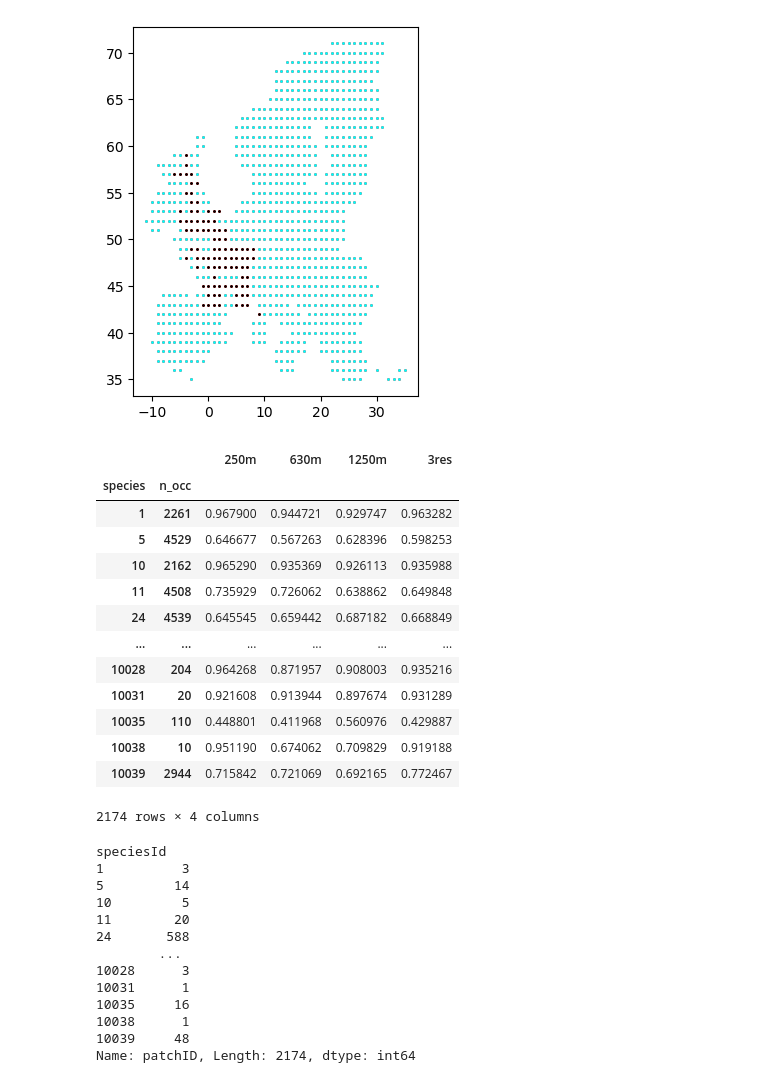
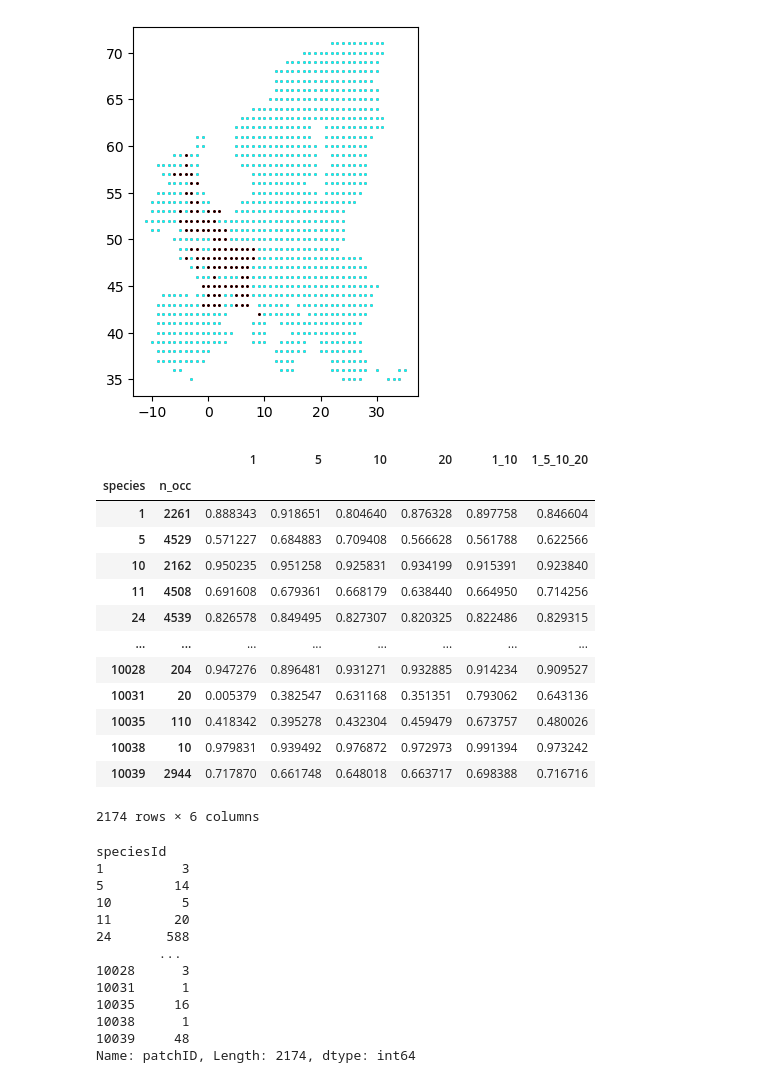
Before and after one commit to ninavantiel/multi_scale_SDMs, a Jupyter notebook: model_evaluation.ipynb, the cells around one changed output. Saved outputs shown, nothing was run; the diff lists cells and outputs as text; code cells hidden in the pictures.

```diff
--- a/model_evaluation.ipynb
+++ b/model_evaluation.ipynb
@@ -71,60 +71,60 @@ models = {
 
     # '0405_env16_3res': '1_5_16',
     # '0410_env16_1res_1': '1',
     # '0410_env16_1res_5': '5',
     # '0409_env16_1res': '16',
     # '0410_env16_1res_16_v2': '16',
     # '0410_env32_1res': '32'
 
-    # '0418_env20_1res_1': '1',
-    # # '0419_env20_1res_3': '3',
-    # '0418_env20_1res_5': '5',
-    # '0418_env20_1res_10': '10',
-    # '0418_env20_1res_20': '20',
-    # # '0419_env20_3res_1_3_5': '1_3_5',
-    # '0422_env20_2res_1_10': '1_10',
-    # # '0422_env20_4res_1_3_5_10': '1_3_5_10',
-    # # '0418_env20_4res': '1_5_10_20',
+    '0418_env20_1res_1': '1',
+    # '0419_env20_1res_3': '3',
+    '0418_env20_1res_5': '5',
+    '0418_env20_1res_10': '10',
+    '0418_env20_1res_20': '20',
+    # '0419_env20_3res_1_3_5': '1_3_5',
+    '0422_env20_2res_1_10': '1_10',
+    # '0422_env20_4res_1_3_5_10': '1_3_5_10',
+    '0418_env20_4res': '1_5_10_20',
     # '0419_env20_5res': '1_3_5_10_20'
 
     # '0409_env6_1res_1': '1',
     # '0416_env6_1res_1_autoencoder': '1_autoencoder',
     # '0409_env6_1res_5': '5',
     # '0416_env6_1res_5_autoencoder': '5_autoencoder'
 
     # '0425_sat128_1res_resnet_bs1024': '250m',
     # '0426_sat128_1res_25': '630m',
     # '0426_sat128_1res_52': '1250m',
     # '0430_sat18_3res': '3res_bs256!!'
 
-    '0501_sat128_1res_25_bs256': '250m',
-    '0501_sat128_1res_63_bs256': '630m',
-    '0501_sat128_1res_125_bs256': '1250m',
-    '0501_sat128_3res_2174_bs256': '3res'
+    # '0501_sat128_1res_25_bs256': '250m',
+    # '0501_sat128_1res_63_bs256': '630m',
+    # '0501_sat128_1res_125_bs256': '1250m',
+    # '0501_sat128_3res_2174_bs256': '3res'
 
 }
 checkpoint = 'best_val_auc'
 
 auc_df = pd.concat([
     pd.read_csv(f"models/{k}/{checkpoint}_species_auc.csv").rename(columns={"auc": v}).set_index(['species','n_occ']) for k, v in models.items()
 ], axis=1)
 
 auc_df
 # %% [output]
-|  |  | 250m | 630m | 1250m | 3res |
-| species | n_occ |  |  |  |  |
-| 1 | 2261 | 0.967900 | 0.944721 | 0.929747 | 0.963282 |
-| 5 | 4529 | 0.646677 | 0.567263 | 0.628396 | 0.598253 |
-| 10 | 2162 | 0.965290 | 0.935369 | 0.926113 | 0.935988 |
-| 11 | 4508 | 0.735929 | 0.726062 | 0.638862 | 0.649848 |
-| 24 | 4539 | 0.645545 | 0.659442 | 0.687182 | 0.668849 |
-| ... | ... | ... | ... | ... | ... |
-| 10028 | 204 | 0.964268 | 0.871957 | 0.908003 | 0.935216 |
-| 10031 | 20 | 0.921608 | 0.913944 | 0.897674 | 0.931289 |
-| 10035 | 110 | 0.448801 | 0.411968 | 0.560976 | 0.429887 |
-| 10038 | 10 | 0.951190 | 0.674062 | 0.709829 | 0.919188 |
-| 10039 | 2944 | 0.715842 | 0.721069 | 0.692165 | 0.772467 |
+|  |  | 1 | 5 | 10 | 20 | 1_10 | 1_5_10_20 |
+| species | n_occ |  |  |  |  |  |  |
+| 1 | 2261 | 0.888343 | 0.918651 | 0.804640 | 0.876328 | 0.897758 | 0.846604 |
+| 5 | 4529 | 0.571227 | 0.684883 | 0.709408 | 0.566628 | 0.561788 | 0.622566 |
+| 10 | 2162 | 0.950235 | 0.951258 | 0.925831 | 0.934199 | 0.915391 | 0.923840 |
+| 11 | 4508 | 0.691608 | 0.679361 | 0.668179 | 0.638440 | 0.664950 | 0.714256 |
+| 24 | 4539 | 0.826578 | 0.849495 | 0.827307 | 0.820325 | 0.822486 | 0.829315 |
+| ... | ... | ... | ... | ... | ... | ... | ... |
+| 10028 | 204 | 0.947276 | 0.896481 | 0.931271 | 0.932885 | 0.914234 | 0.909527 |
+| 10031 | 20 | 0.005379 | 0.382547 | 0.631168 | 0.351351 | 0.793062 | 0.643136 |
+| 10035 | 110 | 0.418342 | 0.395278 | 0.432304 | 0.459479 | 0.673757 | 0.480026 |
+| 10038 | 10 | 0.979831 | 0.939492 | 0.976872 | 0.972973 | 0.991394 | 0.973242 |
+| 10039 | 2944 | 0.717870 | 0.661748 | 0.648018 | 0.663717 | 0.698388 | 0.716716 |
-2174 rows × 4 columns
+2174 rows × 6 columns
 # %%
 n_occ_val = pd.read_csv(pa_path, sep=";", header='infer', low_memory=False).groupby('speciesId')['patchID'].count()
 n_occ_val
```
Also changed, not shown: parts of 15 cells of this notebook, 2 other files.
